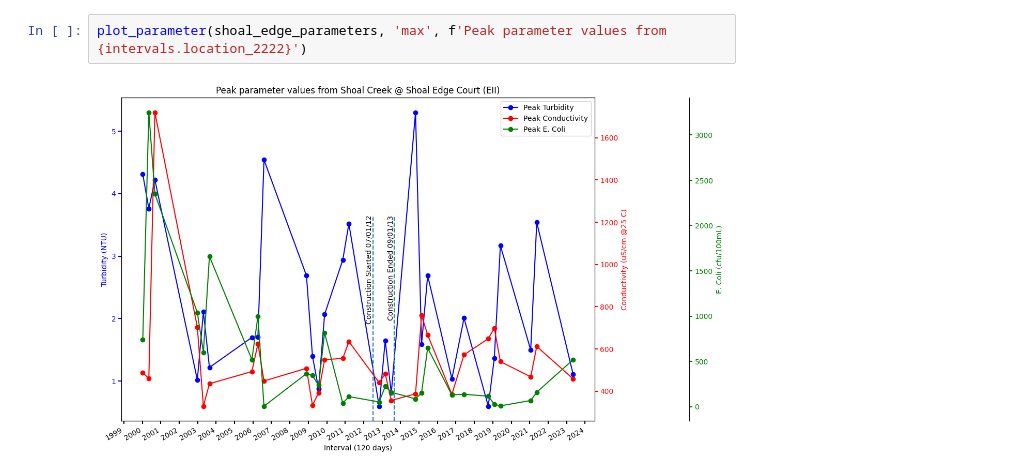
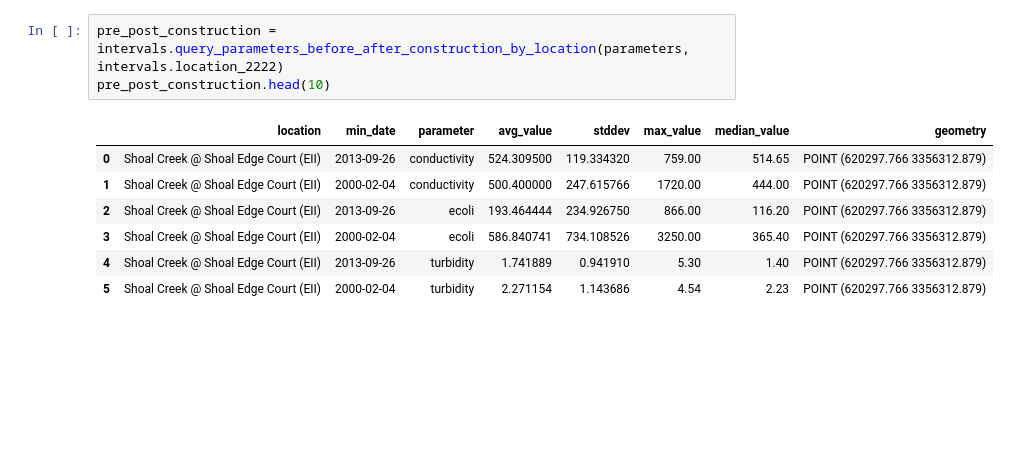
Before and after one commit to ramseyboy/shoal-creek-wq-bio-mitigation, a Jupyter notebook: water_quality_shoal_edge.ipynb, the cells around one changed output. Cells and saved outputs as stored; diff of their text form; blank space fills up the shorter version.

```diff
--- a/water_quality_shoal_edge.ipynb
+++ b/water_quality_shoal_edge.ipynb
@@ -42,4 +33,11 @@ plot_parameter(shoal_edge_parameters, 'avg', f'Avg parameter values from {interv
-# %%
-plot_parameter(shoal_edge_parameters, 'max', f'Peak parameter values from {intervals.location_2222}')
-# %% [output]
-[figure, removed]
+# %%
+pre_post_construction = intervals.query_parameters_before_after_construction_by_location(parameters, intervals.location_2222)
+pre_post_construction.head(10)
+# %% [output]
+|  | location | min_date | parameter | avg_value | stddev | max_value | median_value | geometry |
+| 0 | Shoal Creek @ Shoal Edge Court (EII) | 2013-09-26 | conductivity | 524.309500 | 119.334320 | 759.00 | 514.65 | POINT (620297.766 3356312.879) |
+| 1 | Shoal Creek @ Shoal Edge Court (EII) | 2000-02-04 | conductivity | 500.400000 | 247.615766 | 1720.00 | 444.00 | POINT (620297.766 3356312.879) |
+| 2 | Shoal Creek @ Shoal Edge Court (EII) | 2013-09-26 | ecoli | 193.464444 | 234.926750 | 866.00 | 116.20 | POINT (620297.766 3356312.879) |
+| 3 | Shoal Creek @ Shoal Edge Court (EII) | 2000-02-04 | ecoli | 586.840741 | 734.108526 | 3250.00 | 365.40 | POINT (620297.766 3356312.879) |
+| 4 | Shoal Creek @ Shoal Edge Court (EII) | 2013-09-26 | turbidity | 1.741889 | 0.941910 | 5.30 | 1.40 | POINT (620297.766 3356312.879) |
+| 5 | Shoal Creek @ Shoal Edge Court (EII) | 2000-02-04 | turbidity | 2.271154 | 1.143686 | 4.54 | 2.23 | POINT (620297.766 3356312.879) |
```
Also changed, not shown: parts of 4 cells of this notebook, 3 other files.
